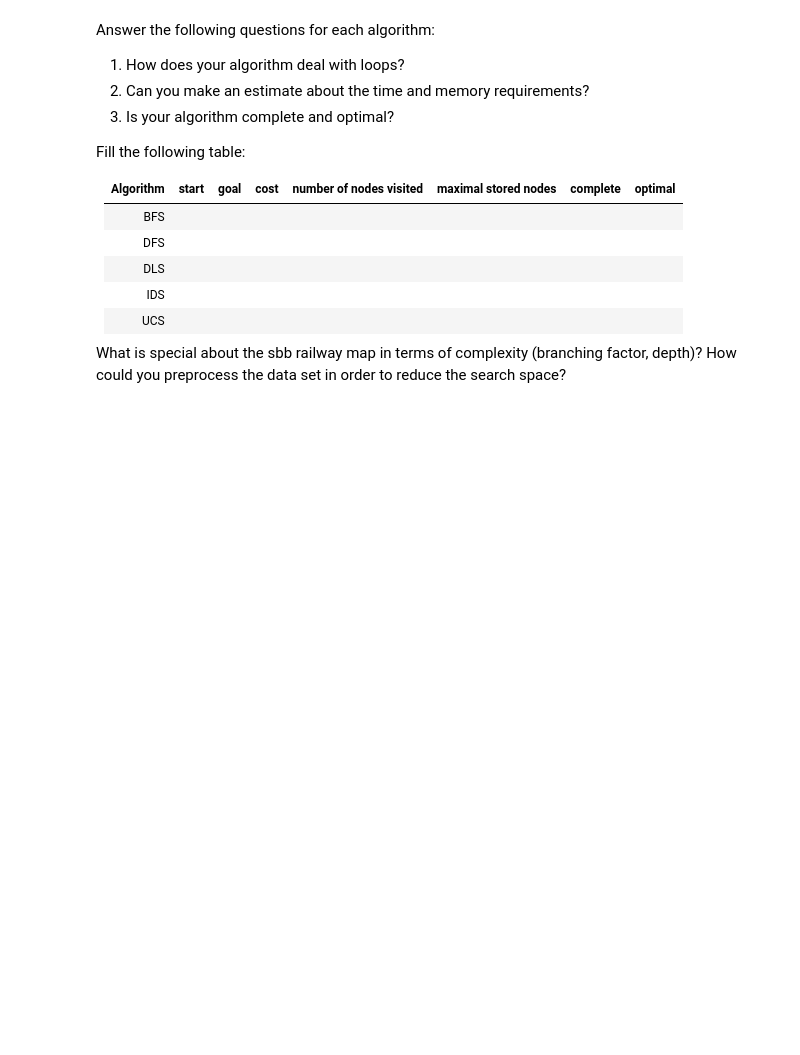
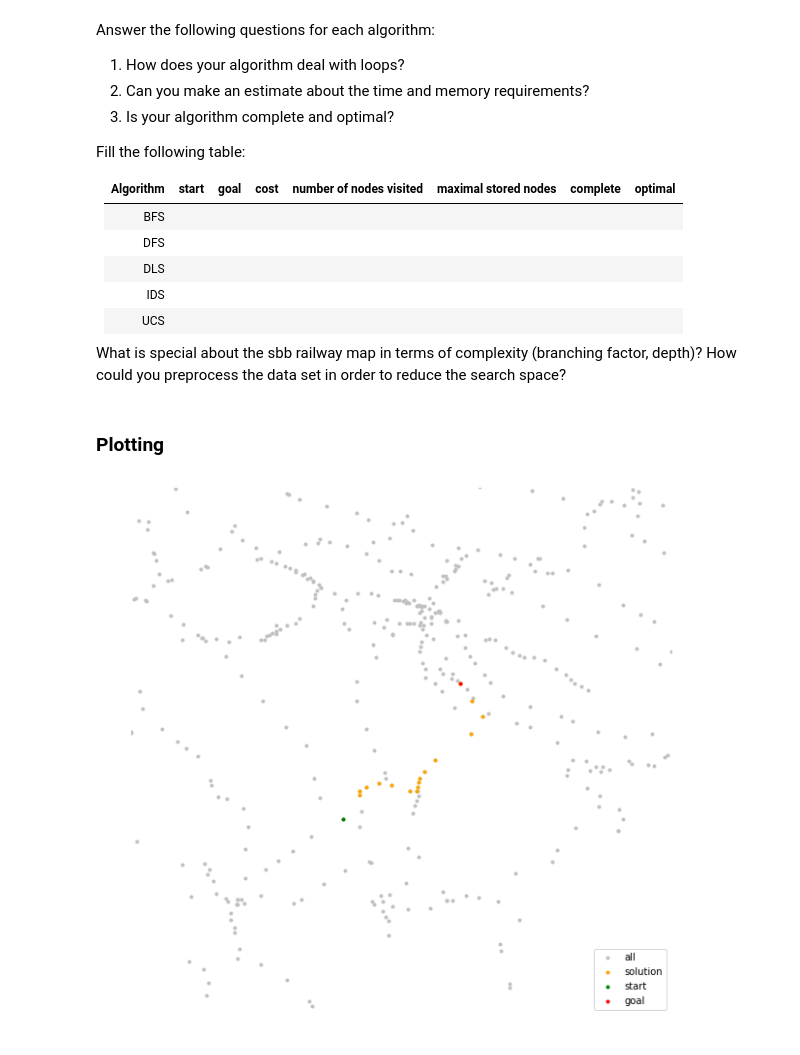
Before and after one commit to Inux/aiso, a Jupyter notebook: src/SystematicSearch/01_systematic_search.ipynb, the cells around one changed output. Saved outputs shown, nothing was run; the diff lists cells and outputs as text; code cells hidden in the pictures; blank space fills up the shorter version.

```diff
--- a/src/SystematicSearch/01_systematic_search.ipynb
+++ b/src/SystematicSearch/01_systematic_search.ipynb
@@ -11,14 +11,34 @@ Hints:
 - create the FIFO queue frontier using collections.py, that implements high performance data types. The collection.deque allows you to easily extend the queue with `frontier.append` and to remove items from the queue with `frontier.popleft()`
 - remember that you can access the children of a node with the following code: `node.expand(problem)`
 - return the goal node if you can find it
-# %%
-from collections import deque
-from search import *
-
-def breadth_first_graph_search(problem):
-    """ This implements the breadth first search strategy
-        and returns the goal node """
-    raise NotImplementedError
+# %%
+%matplotlib inline
+
+from collections import deque
+from search import *
+
+def breadth_first_graph_search(problem):
+    n = Node(problem.initial)
+
+    if problem.goal_test(n.state):
+        return n #found the goal node
+
+    frontier = deque([n]) #frontier
+    exp = set([n]) #explored
+
+    while frontier:
+        n = frontier.popleft() #get new node
+        exp.add(n)
+
+        for c in n.expand(problem):
+            visited = [n.state for n in frontier] + [n.state for n in exp]
+            if c.state not in visited:
+                if problem.goal_test(c.state):
+                    return c #found the goal node
+
+                frontier.append(c)
+
+    return None #no goal node found
 # %% [markdown]
 Lets create a map from the text book example:
 # %%
@@ -200,3 +223,5 @@ class PriorityQueue:
         """Delete the first occurrence of key."""
         self.heap.remove((self.f(key), key))
         heapq.heapify(self.heap)
+# %% [markdown]
+### Plotting
@@ -202,0 +282,4 @@ class PriorityQueue:
+# %%
+plot_it(node, start, goal)
+# %% [output]
+[figure, added]
```
Also changed, not shown: parts of 12 cells of this notebook, 17 other files.
